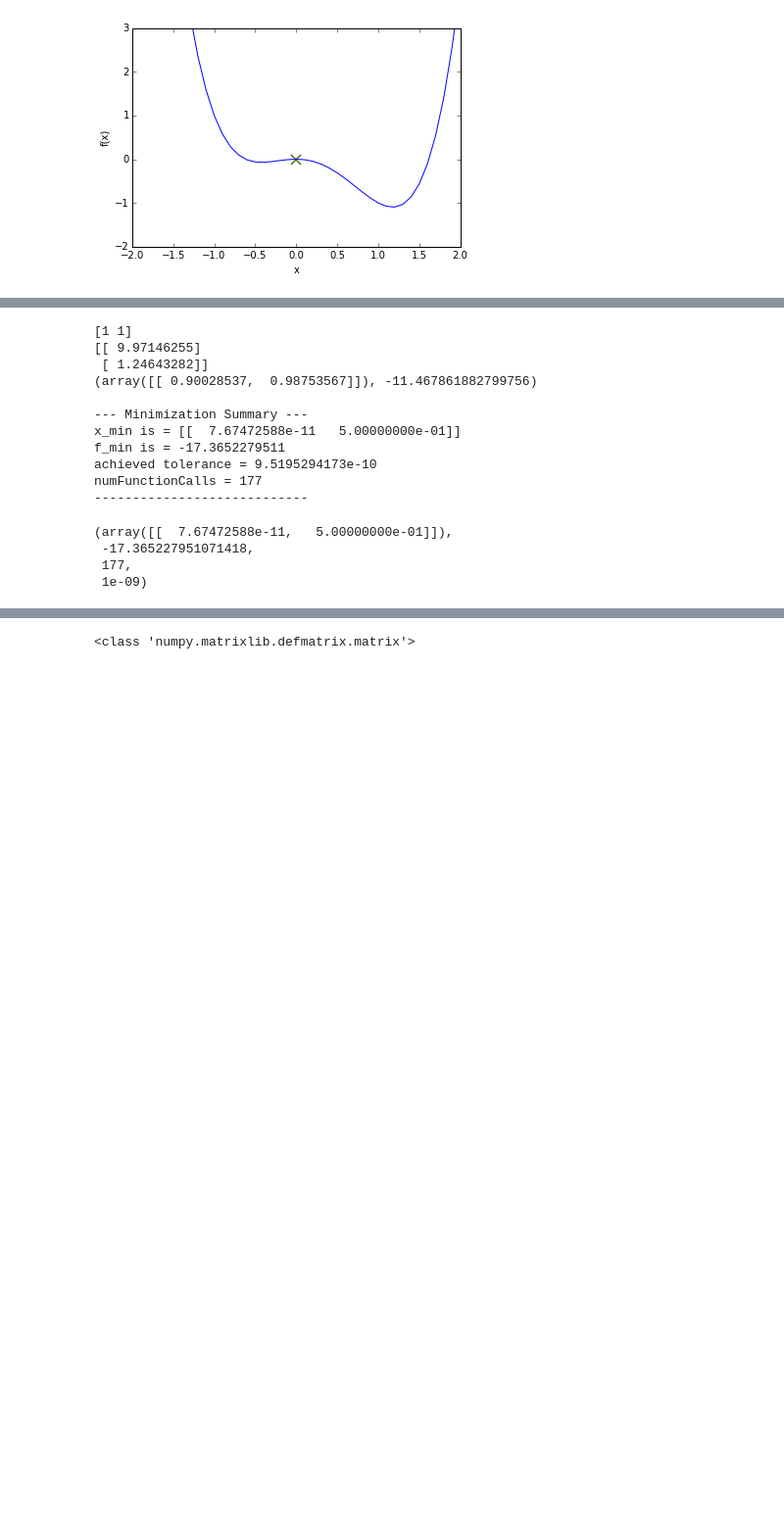
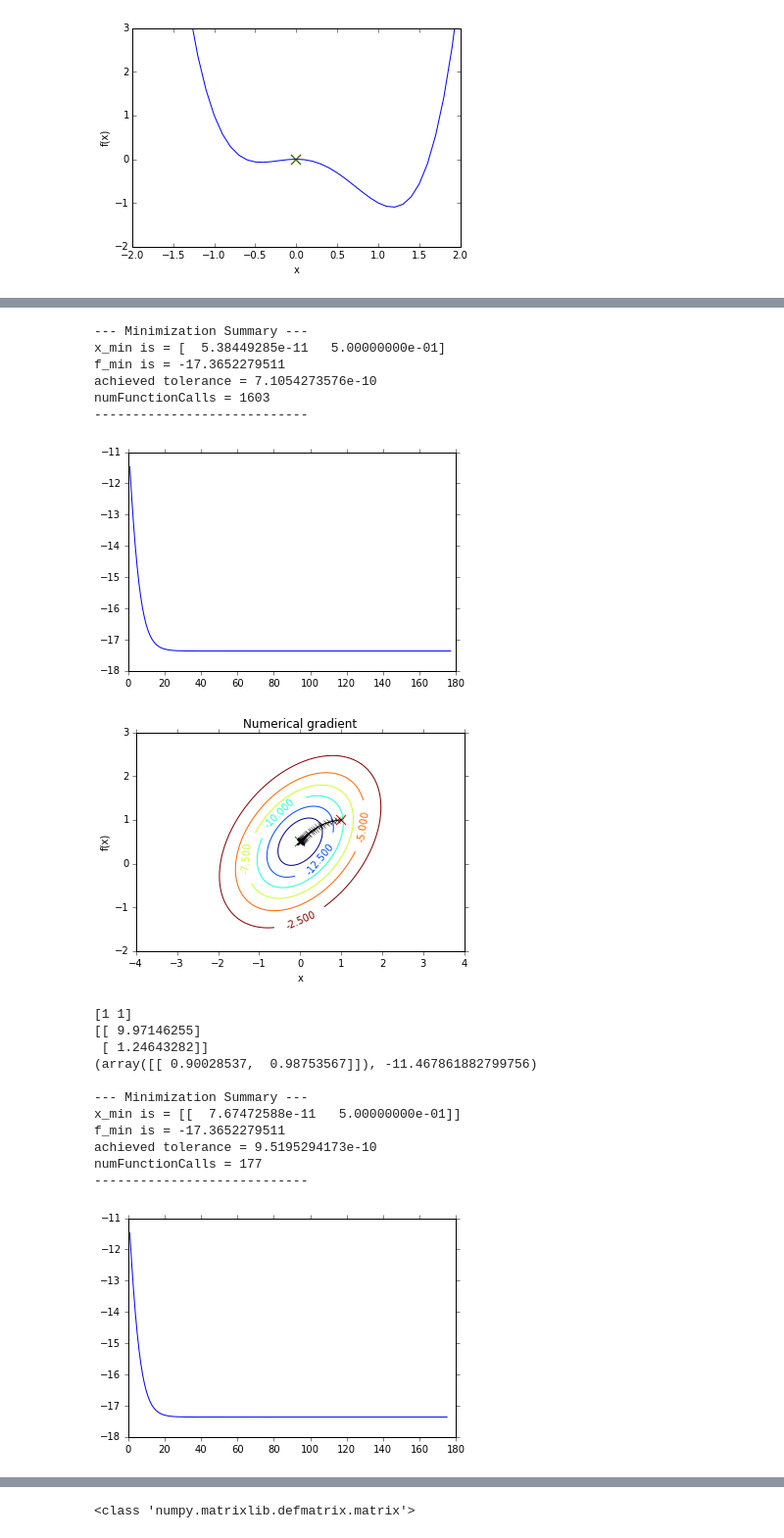
Before and after one commit to peteflorence/Machine-Learning-6.867-homework, a Jupyter notebook: hw1/problem_1.ipynb, the cells around one changed output, grey strips where cells are left out. Shown at 98% size. Drawn from its saved outputs; the diff is of its cells as text; code cells hidden in the pictures; blank space fills up the shorter version.

```diff
--- a/hw1/problem_1.ipynb
+++ b/hw1/problem_1.ipynb
@@ -376,19 +461,19 @@ def p_negBivariateNormalGradient(x):
     return np.array(grad)
 
 
-# xx = np.arange(-5.0, 5.0, delta)
-# yy = np.arange(-2.0, 4.0, delta)
-# ZZ = np.zeros((len(xx), len(yy)))
+xx = np.arange(-5.0, 5.0, delta)
+yy = np.arange(-2.0, 4.0, delta)
+ZZ = np.zeros((len(xx), len(yy)))
 
-# for i in range(len(xx)):
-#     for j in range(len(yy)):
-#         ZZ[i, j] = p_negBivariateNormal(np.hstack((xx[i],yy[j])))
+for i in range(len(xx)):
+    for j in range(len(yy)):
+        ZZ[i, j] = p_negBivariateNormal(np.hstack((xx[i],yy[j])))
 
-# plt.figure()
+plt.figure()
 
-# CS = plt.contour(xx, yy, ZZ.T)
-# plt.clabel(CS, inline=1, fontsize=10)
-# plt.axis([-4, 4, -2, 3])
-# plt.show()
+CS = plt.contour(xx, yy, ZZ.T)
+plt.clabel(CS, inline=1, fontsize=10)
+plt.axis([-4, 4, -2, 3])
+plt.show()
 # %% [output]
 [figure]
@@ -395,51 +481,57 @@ def p_negBivariateNormalGradient(x):
 # %%
 def plotWithDescentLin(gdObj, plotTitle):
     plt.figure()
     CS = plt.contour(xx, yy, ZZ.T)
     plt.clabel(CS, inline=1, fontsize=10)
     plt.title(plotTitle)
     #plt.plot(xaxis,yaxis_grad, color='red')
     numIter = (gdObj.numIterations-1)
     plt.plot(gdObj.iterX[0:numIter,0], gdObj.iterX[0:numIter,1], marker='x', color='black')
     plt.scatter(gdObj.iterX[0,0], gdObj.iterX[0,1], marker='x', s=100, color='red')
     plt.scatter(gdObj.iterX[numIter,0], gdObj.iterX[numIter,1], marker='x', s=100, color='green')
     plt.axis([-4, 4, -2, 3])
     plt.xlabel('x')
     plt.ylabel('f(x)')
     plt.show()
 
-# gd = GradientDescent(p_negBivariateNormal)
-# gd.stepSize = 1e-2
-# gd.tol = 1e-9
-# x_0 = np.array([1,1])
-# gd.computeMin(x_0, maxFunctionCalls=5000, useGradientCriterion=True, storeIterValues=True,storeIterX=True,)
-# gd.plotIterValues()
-# plotWithDescentLin(gd, "Numerical gradient")
+gd = GradientDescent(p_negBivariateNormal)
+gd.stepSize = 1e-2
+gd.tol = 1e-9
+x_0 = np.array([1,1])
+gd.computeMin(x_0, maxFunctionCalls=5000, useGradientCriterion=True, storeIterValues=True,storeIterX=True,)
+gd.plotIterValues()
+plotWithDescentLin(gd, "Numerical gradient")
 
 gd = GradientDescent(p_negBivariateNormal,grad=p_negBivariateNormalGradient)
 gd.stepSize = 1e-2
 gd.tol = 1e-9
 x_0 = np.array([1,1])
 
 print x_0
 print gd.evalGradient(x_0)
 print gd.gradDescentUpdate(x_0)
 
-gd.computeMin(x_0, maxFunctionCalls=5000, useGradientCriterion=True)
-#plotWithDescentLin(gd, "Analytical gradient")
+gd.computeMin(x_0, maxFunctionCalls=5000, useGradientCriterion=True, storeIterValues=True, storeIterX=True)
+gd.plotIterValues()
+plotWithDescentLin(gd, "Analytical gradient")
 # %% [output]
-[1 1]
-[[ 9.97146255]
- [ 1.24643282]]
-(array([[ 0.90028537,  0.98753567]]), -11.467861882799756)
-
 --- Minimization Summary ---
-x_min is = [[  7.67472588e-11   5.00000000e-01]]
+x_min is = [  5.38449285e-11   5.00000000e-01]
 f_min is = -17.3652279511
-achieved tolerance = 9.5195294173e-10
-numFunctionCalls = 177
+achieved tolerance = 7.1054273576e-10
+numFunctionCalls = 1603
 ----------------------------
+[figure, added]
+[figure, added]
-(array([[  7.67472588e-11,   5.00000000e-01]]),
- -17.365227951071418,
- 177,
- 1e-09)
+[1 1]
+[[ 9.97146255]
+ [ 1.24643282]]
+(array([[ 0.90028537,  0.98753567]]), -11.467861882799756)
+
+--- Minimization Summary ---
+x_min is = [[  7.67472588e-11   5.00000000e-01]]
+f_min is = -17.3652279511
+achieved tolerance = 9.5195294173e-10
+numFunctionCalls = 177
+----------------------------
+[figure, added]
```
Also changed, not shown: parts of 13 cells of this notebook, 2 other files.
